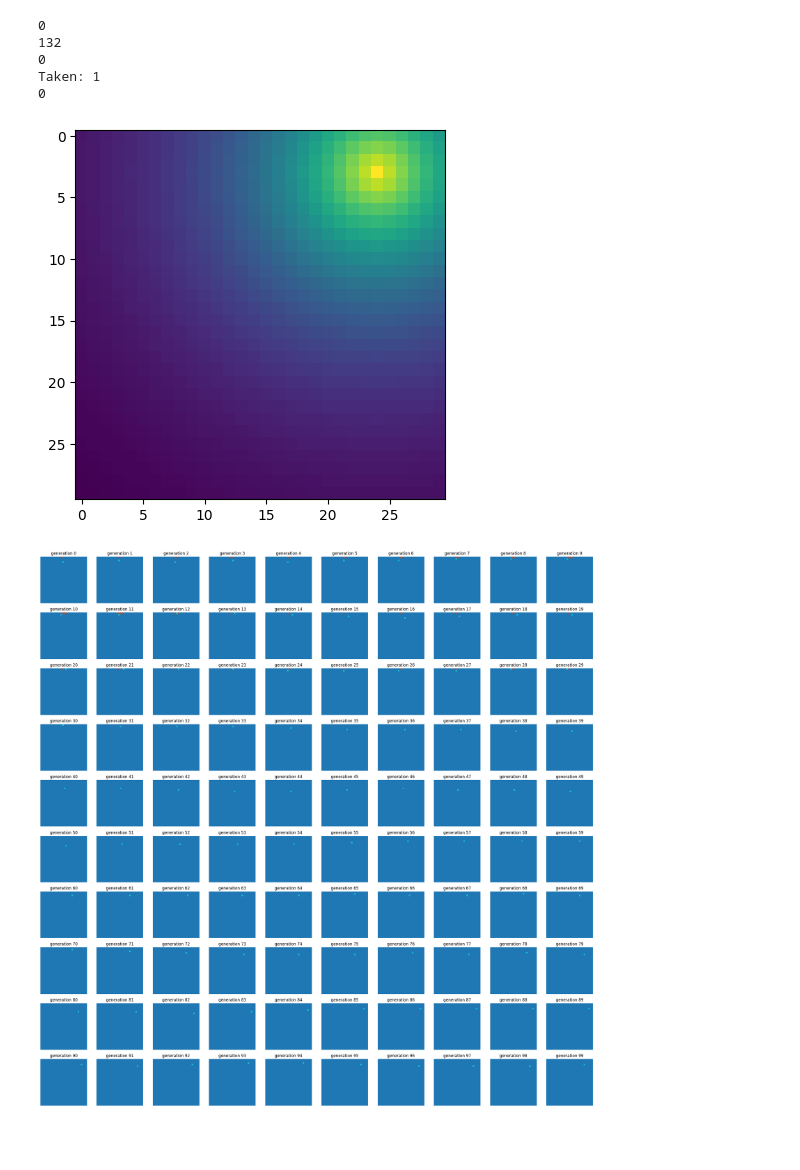
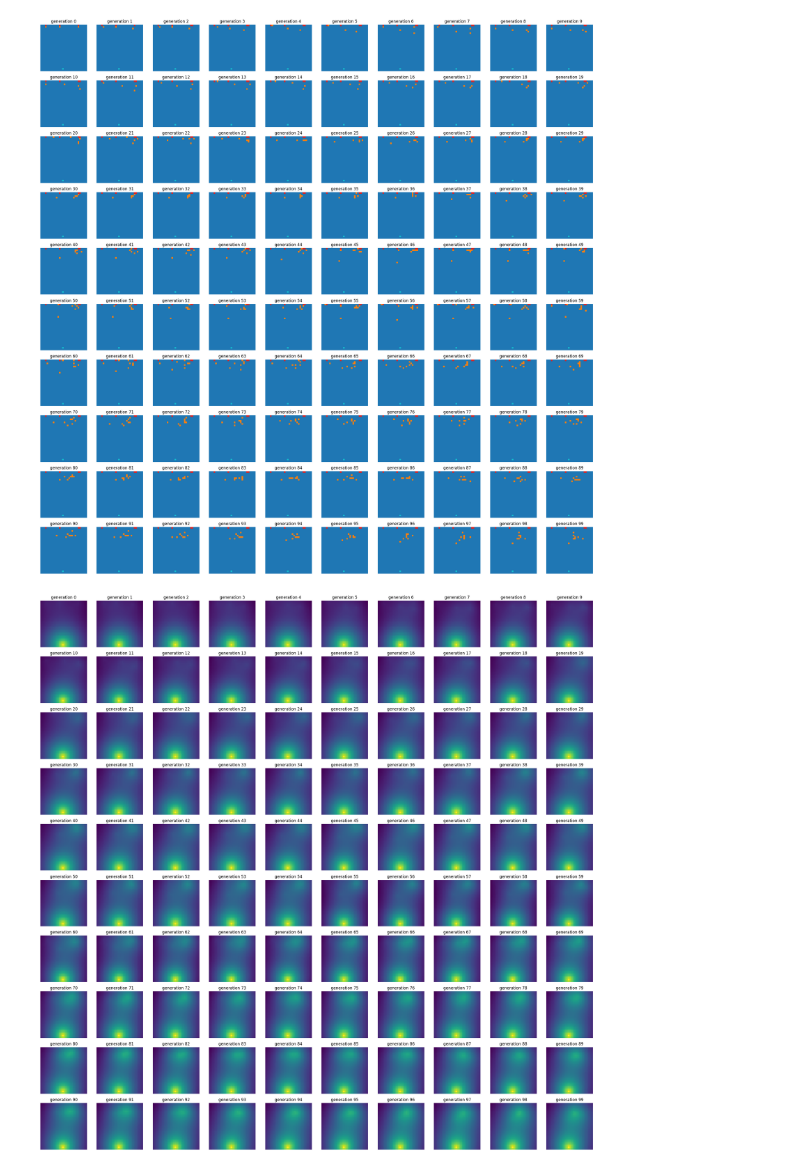
Before and after one commit to raysinm/ca-angiogenesis, a Jupyter notebook: map_playground.ipynb, the cells around one changed output. Drawn from its saved outputs; the diff is of its cells as text; code cells hidden in the pictures; blank space fills up the shorter version.

```diff
--- a/map_playground.ipynb
+++ b/map_playground.ipynb
@@ -1,31 +1,27 @@
 # %%
 %reload_ext autoreload
 %autoreload 2
 
 # import sys
 import numpy as np
 # numpy.set_printoptions(threshold=sys.maxsize)
 np.set_printoptions(threshold= np.inf)
 
 from Grid import Grid, Point
 from Engine import Engine
 import initial_states
 
-init_config = {'stalk_cells': [Point(0,14)],
-                'tip_cells': [Point(14,3)],
-               #'attractor_cells': initial_states.Attractors_small3
-               }
+init_config = {'stalk_cells': [Point(0,3),Point(0,12),Point(0,24) ],
+#                'tip_cells': [ Point(1,3),Point(1,12),Point(1,24)],
+                'attractor_cells': [Point(28,14)]
+              }
 grid = Grid(width=30, height=30, init_config=init_config)
 engine = Engine(init_grid=grid, generations=100)
 engine.run()
 engine.visualize()
+engine.visualize_potential()
 # %% [output]
-0
-132
-0
-Taken: 1
-0
-[figure, old version]
+[figure, new version]
-[figure, old version]
+[figure, new version]
 # %%
 engine.visualize()
```
Also changed, not shown: parts of 2 cells of this notebook, 5 other files.
